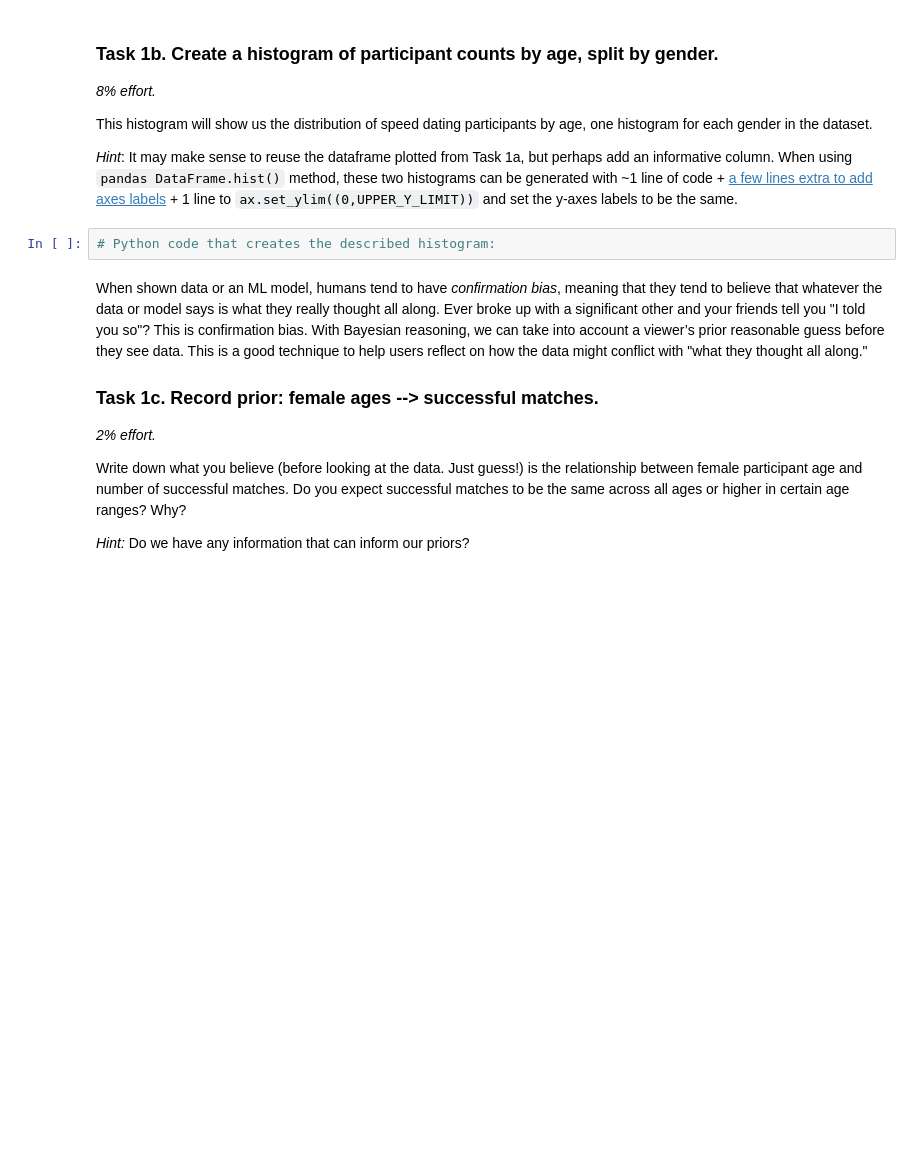
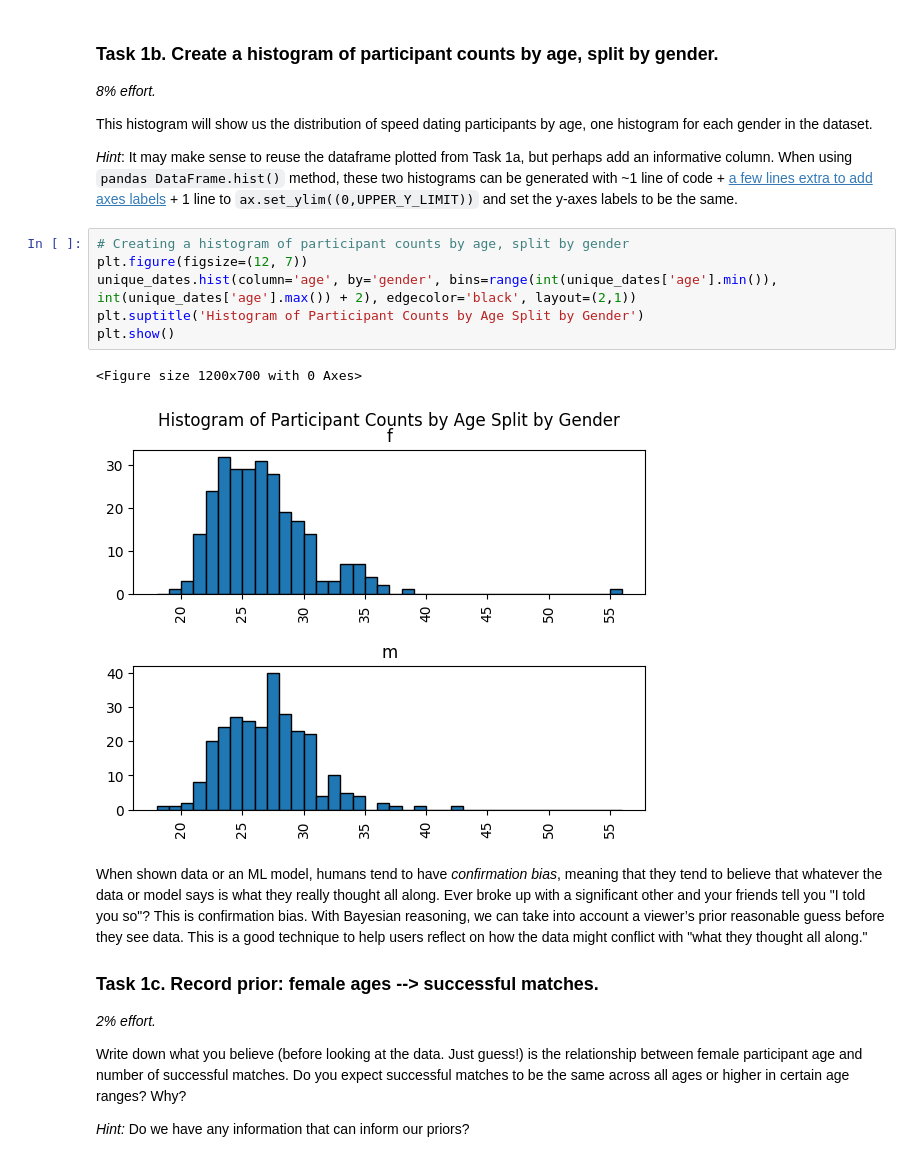
Before and after one commit to bern1ard0/haii-a3, a Jupyter notebook: User_Viz_Predictive_Models.ipynb, the cells around one changed output. Cells and saved outputs as stored; diff of their text form; blank space fills up the shorter version.

```diff
--- a/User_Viz_Predictive_Models.ipynb
+++ b/User_Viz_Predictive_Models.ipynb
@@ -113,8 +140,15 @@ _8% effort._
 This histogram will show us the distribution of speed dating participants by age, one histogram for each gender in the dataset.
 
 _Hint_: It may make sense to reuse the dataframe plotted from Task 1a, but perhaps add an informative column. When using `pandas DataFrame.hist()` method, these two histograms can be generated with ~1 line of code + [a few lines extra to add axes labels](https://stackoverflow.com/questions/42832675/setting-axis-labels-for-histogram-pandas) + 1 line to `ax.set_ylim((0,UPPER_Y_LIMIT))` and set the y-axes labels to be the same.
-# %%
-# Python code that creates the described histogram:
+# %%
+# Creating a histogram of participant counts by age, split by gender
+plt.figure(figsize=(12, 7))
+unique_dates.hist(column='age', by='gender', bins=range(int(unique_dates['age'].min()), int(unique_dates['age'].max()) + 2), edgecolor='black', layout=(2,1))
+plt.suptitle('Histogram of Participant Counts by Age Split by Gender')
+plt.show()
+# %% [output]
+<Figure size 1200x700 with 0 Axes>
+[figure, added]
 # %% [markdown]
 When shown data or an ML model, humans tend to have _confirmation bias_, meaning that they tend to believe that whatever the data or model says is what they really thought all along. Ever broke up with a significant other and your friends tell you "I told you so"? This is confirmation bias. With Bayesian reasoning, we can take into account a viewer’s prior reasonable guess before they see data. This is a good technique to help users reflect on how the data might conflict with "what they thought all along."
 
```
Also changed, not shown: parts of 16 cells of this notebook, 3 other files.
